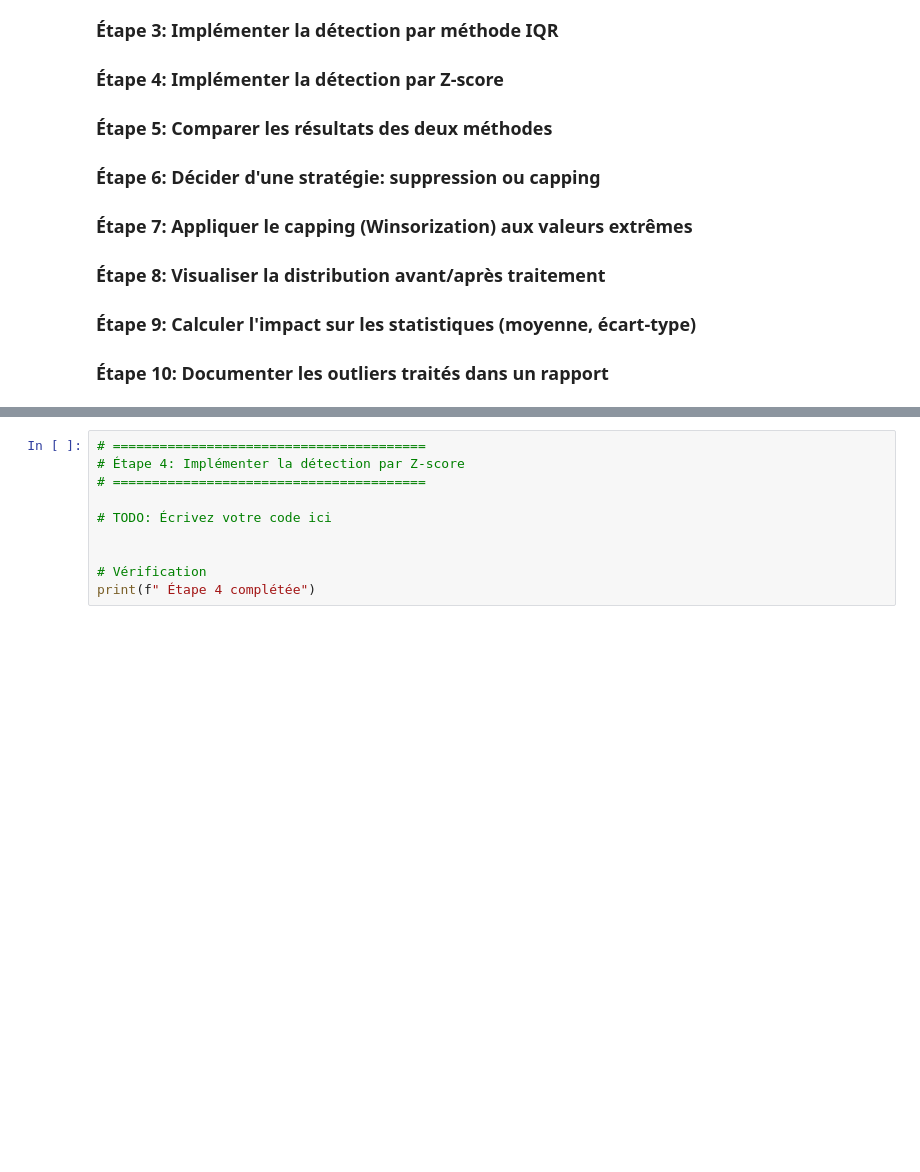
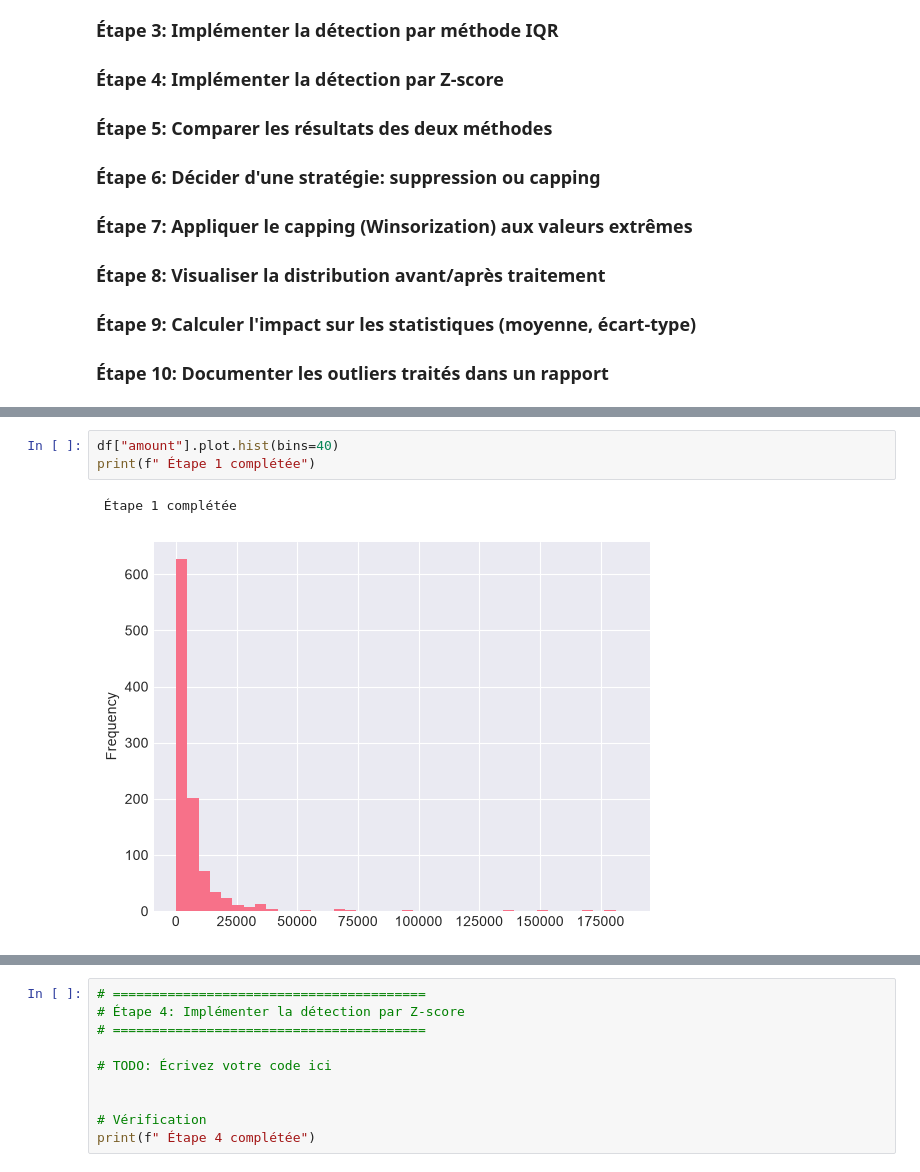
Before and after one commit to FredericPerret/Exercices, a Jupyter notebook: DataCleansing/TP3_Data_Cleansing_TP3.ipynb, the cells around one changed output, grey strips where cells are left out. Drawn from its saved outputs; the diff is of its cells as text; blank space fills up the shorter version.

```diff
--- a/DataCleansing/TP3_Data_Cleansing_TP3.ipynb
+++ b/DataCleansing/TP3_Data_Cleansing_TP3.ipynb
@@ -123,3 +226,9 @@ print(f" Étape 1 complétée")
+# %%
+df["amount"].plot.hist(bins=40)
+print(f" Étape 1 complétée")
+# %% [output]
+ Étape 1 complétée
+[figure, added]
 # %%
 # ========================================
 # Étape 2: Calculer les statistiques descriptives
```
Also changed, not shown: parts of 8 cells of this notebook.
